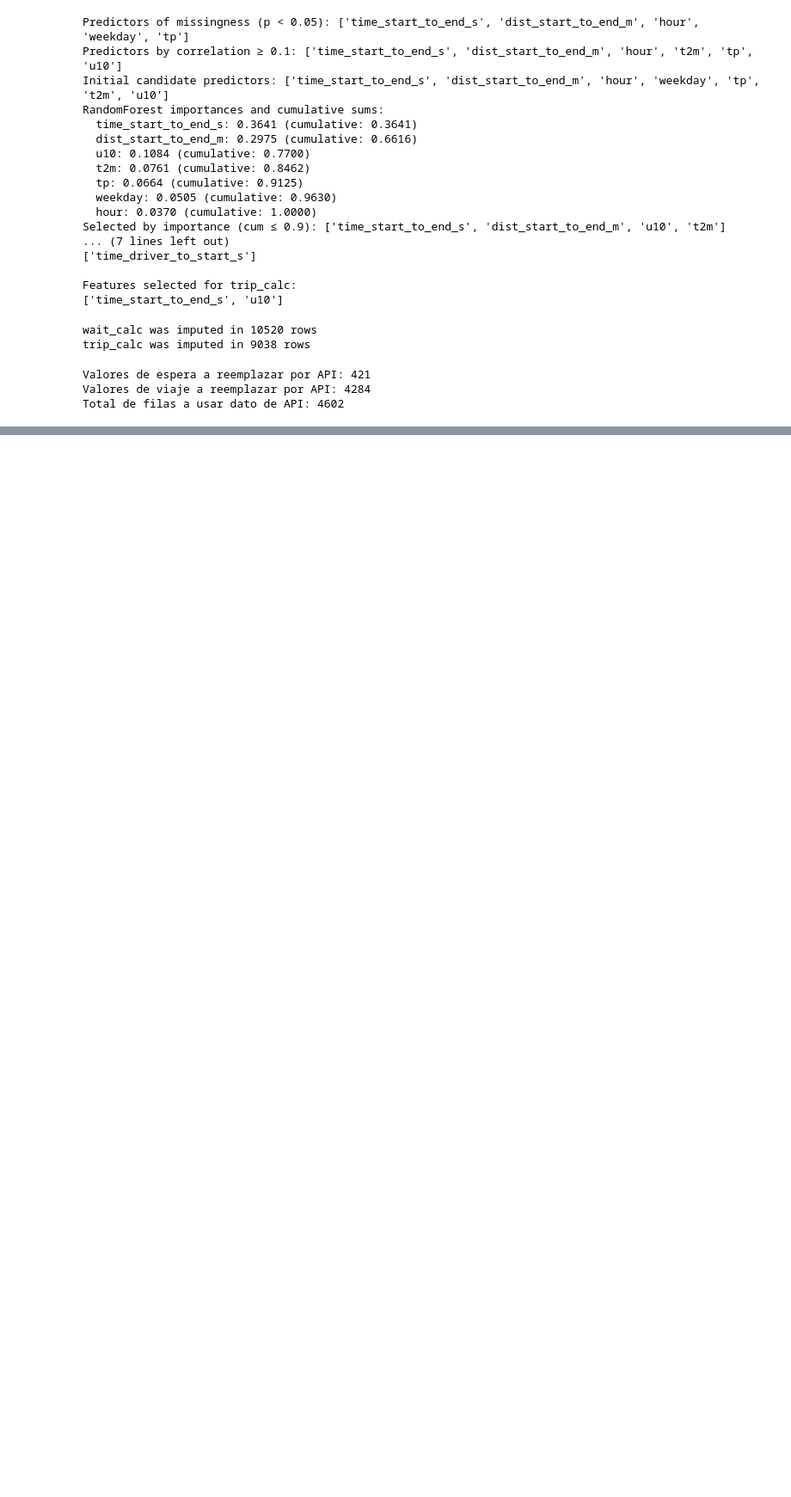
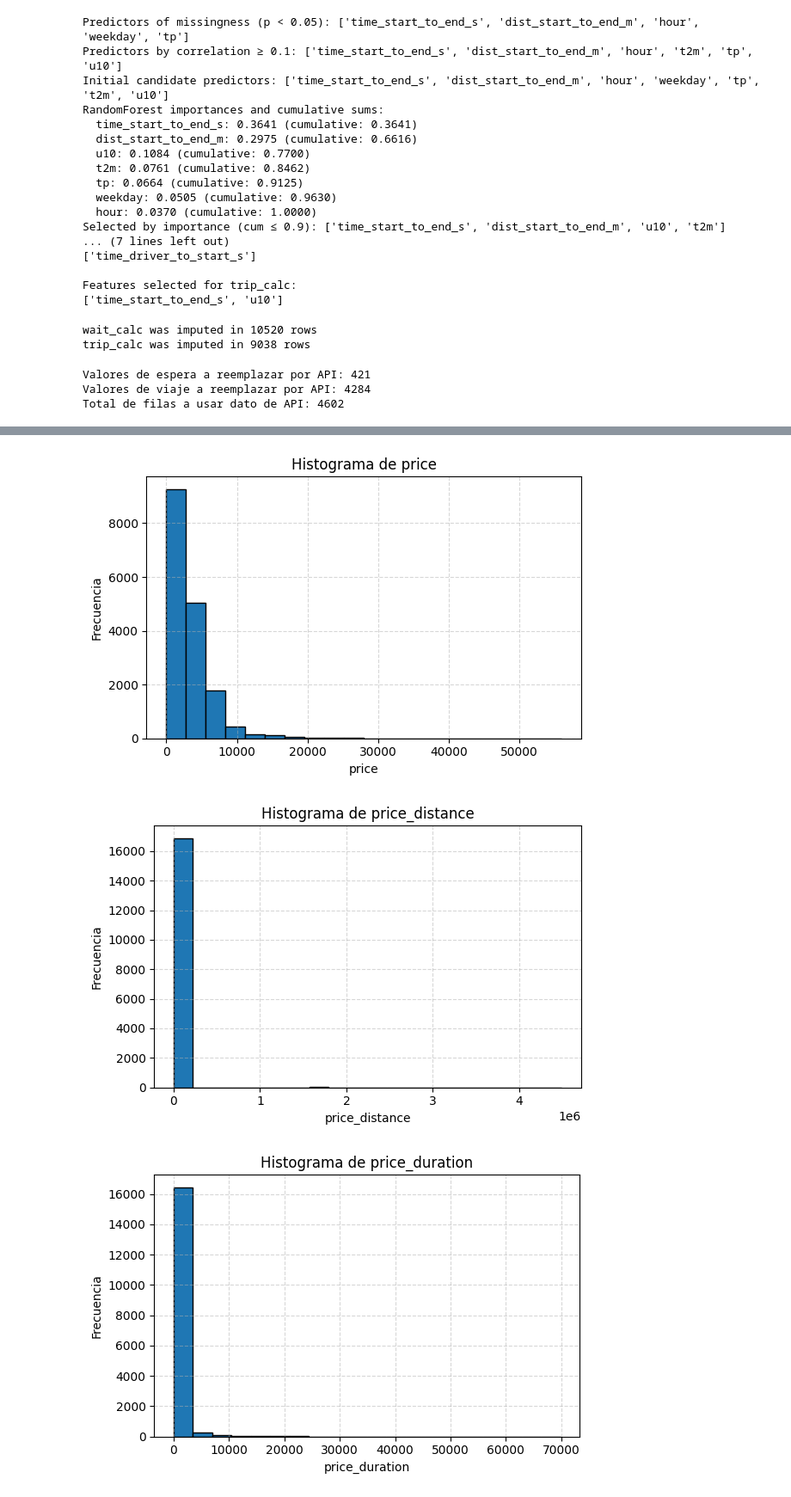
Before and after one commit to GeronimoFretes/analitica-descriptiva-tp, a Jupyter notebook: EDA.ipynb, the cells around one changed output, grey strips where cells are left out. Shown at 86% size. Cells and saved outputs as stored; diff of their text form; code cells hidden in the pictures; blank space fills up the shorter version.

```diff
--- a/EDA.ipynb
+++ b/EDA.ipynb
@@ -424,0 +447,17 @@ Total de filas a usar dato de API: 4602
+# %%
+cuantitativas = ['price','price_distance','price_duration','cost','cost_duration','cost_distance','dist_driver_to_start_m','time_driver_to_start_s','dist_start_to_end_m','time_start_to_end_s','wait_calc','trip_calc','u10','v10','tcc','tp']
+cualitativas = ['icon','start_type','end_state','source','driver_score','rider_score','hour','weekday']
+# %%
+for col in cuantitativas:
+    plt.figure(figsize=(6, 4))
+    df_drop[col].dropna().hist(bins=20, edgecolor='black')
+    plt.title(f'Histograma de {col}')
+    plt.xlabel(col)
+    plt.ylabel('Frecuencia')
+    plt.grid(True, linestyle='--', alpha=0.5)
+    plt.tight_layout()
+    plt.show()
+# %% [output]
+[figure, added]
+[figure, added]
+[figure, added]
```
Also changed, not shown: parts of 13 cells of this notebook.
